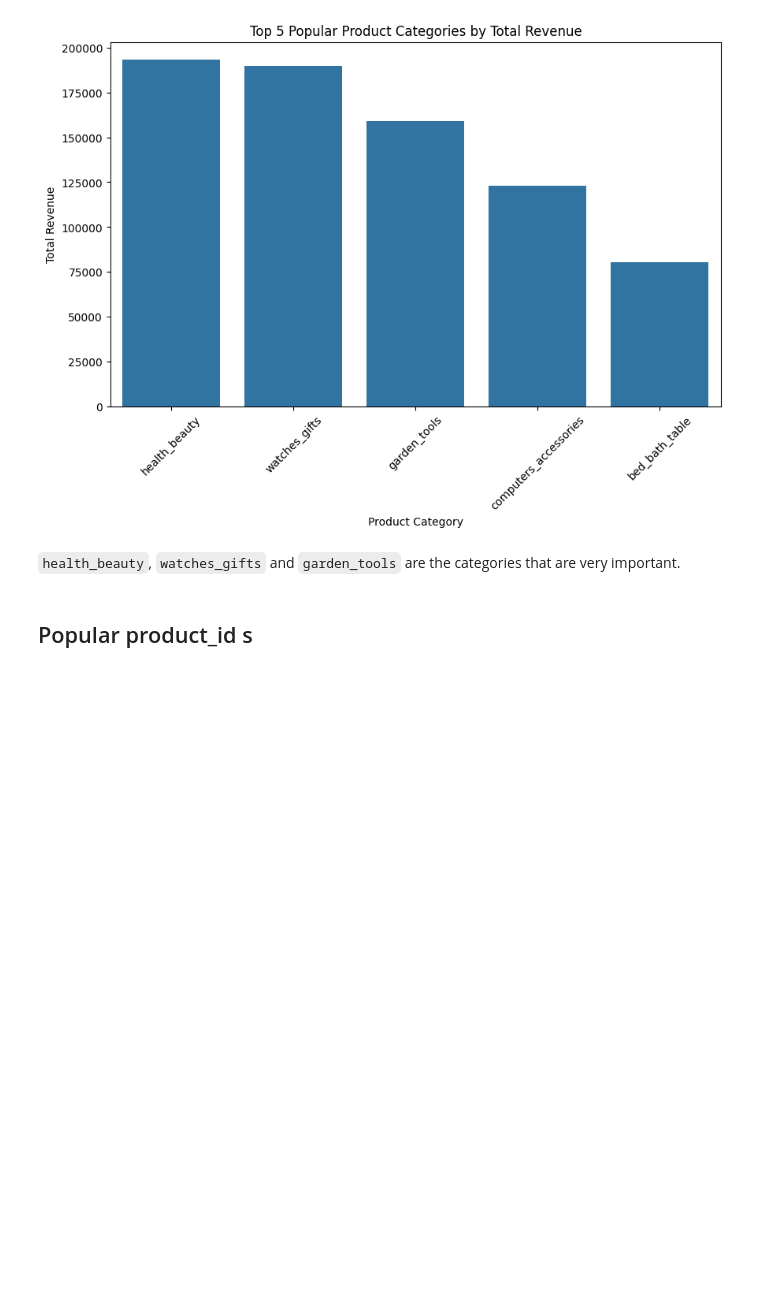
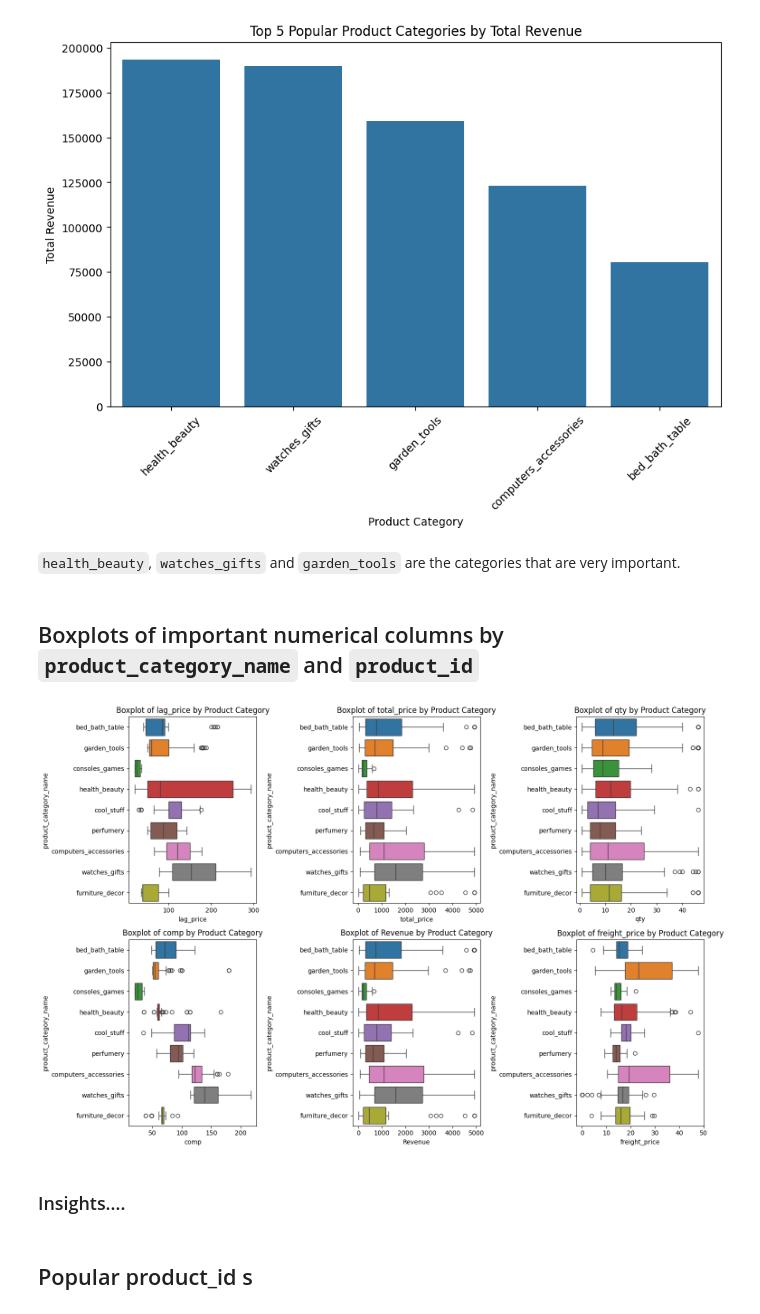
Before and after one commit to darkdip2/transfer, a Jupyter notebook: capstone/capstone.ipynb, the cells around one changed output. Drawn from its saved outputs; the diff is of its cells as text; code cells hidden in the pictures; blank space fills up the shorter version.

Commit message:
boxplot

```diff
--- a/capstone/capstone.ipynb
+++ b/capstone/capstone.ipynb
@@ -417,6 +417,22 @@ plt.show()
 [figure]
 # %% [markdown]
 `health_beauty`, `watches_gifts` and `garden_tools` are the categories that are very important.
+# %% [markdown]
+## Boxplots of important numerical columns by `product_category_name` and `product_id`
+# %%
+imp_cols = ['lag_price', 'total_price', 'qty', 'comp', 'Revenue', 'freight_price']
+fig, axes = plt.subplots(2, 3, figsize=(15, 10))
+axes = axes.flatten()
+for i, col in enumerate(imp_cols):
+    sns.boxplot(y='product_category_name', x=col, hue='product_category_name', data=df, ax=axes[i])
+    axes[i].set_title(f'Boxplot of {col} by Product Category')
+
+plt.tight_layout()
+plt.show()
+# %% [output]
+[figure, added]
+# %% [markdown]
+### Insights....
 # %% [markdown]
 ## Popular product_id s
 # %%
```
Also changed, not shown: parts of 5 cells of this notebook, 3 other files.
